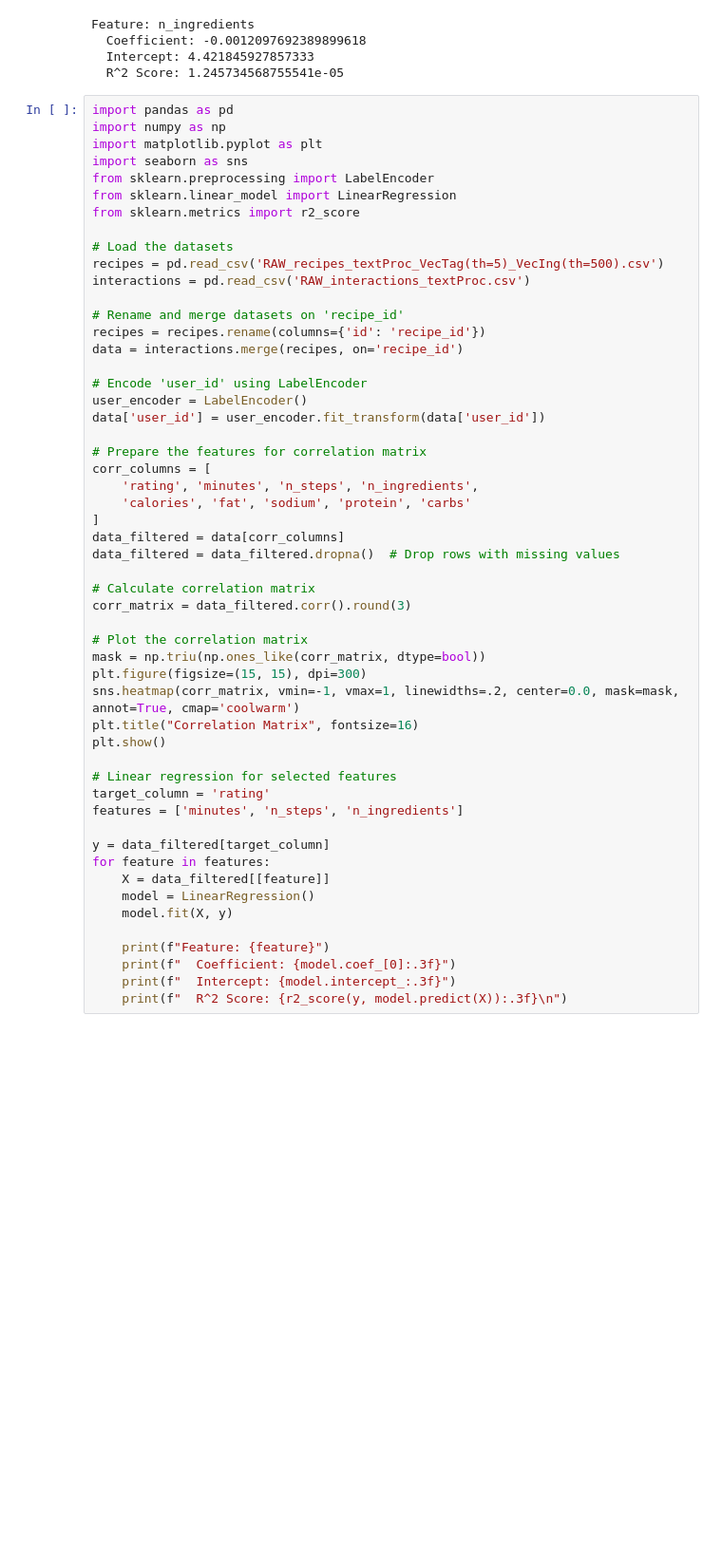
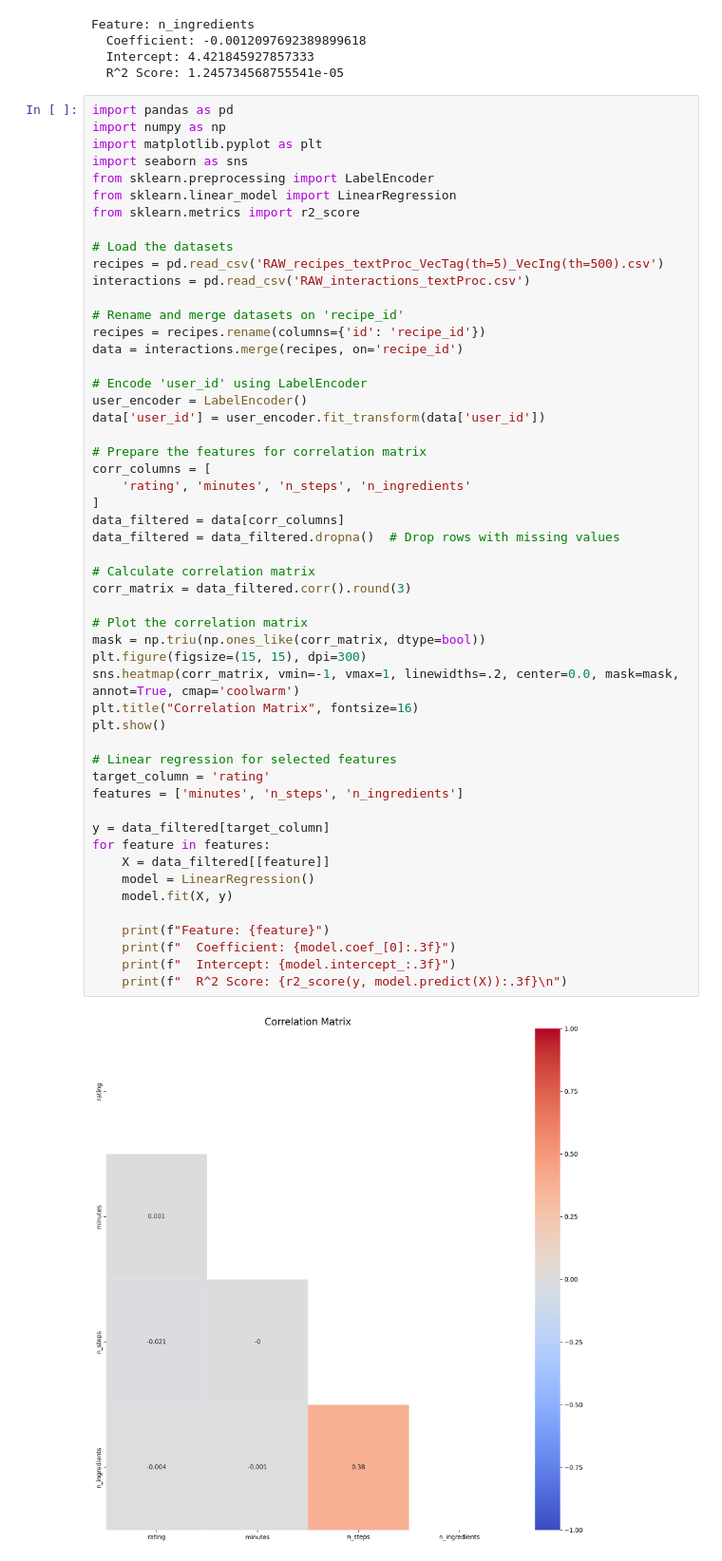
Before and after one commit to cjychoi/cse258-fa24, a Jupyter notebook: assignment2.ipynb, the cells around one changed output. Shown: that part at 95% size. Saved outputs shown, nothing was run; the diff lists cells and outputs as text; blank space fills up the shorter version.

```diff
--- a/assignment2.ipynb
+++ b/assignment2.ipynb
@@ -152,34 +156,34 @@ data['user_id'] = user_encoder.fit_transform(data['user_id'])
 
 # Prepare the features for correlation matrix
 corr_columns = [
-    'rating', 'minutes', 'n_steps', 'n_ingredients',
-    'calories', 'fat', 'sodium', 'protein', 'carbs'
+    'rating', 'minutes', 'n_steps', 'n_ingredients'
 ]
 data_filtered = data[corr_columns]
 data_filtered = data_filtered.dropna()  # Drop rows with missing values
 
 # Calculate correlation matrix
 corr_matrix = data_filtered.corr().round(3)
 
 # Plot the correlation matrix
 mask = np.triu(np.ones_like(corr_matrix, dtype=bool))
 plt.figure(figsize=(15, 15), dpi=300)
 sns.heatmap(corr_matrix, vmin=-1, vmax=1, linewidths=.2, center=0.0, mask=mask, annot=True, cmap='coolwarm')
 plt.title("Correlation Matrix", fontsize=16)
 plt.show()
 
 # Linear regression for selected features
 target_column = 'rating'
 features = ['minutes', 'n_steps', 'n_ingredients']
 
 y = data_filtered[target_column]
 for feature in features:
     X = data_filtered[[feature]]
     model = LinearRegression()
     model.fit(X, y)
 
     print(f"Feature: {feature}")
     print(f"  Coefficient: {model.coef_[0]:.3f}")
     print(f"  Intercept: {model.intercept_:.3f}")
     print(f"  R^2 Score: {r2_score(y, model.predict(X)):.3f}\n")
 # %% [output]
+[figure, added]
```
Also changed, not shown: parts of 2 cells of this notebook, 1 other file.
